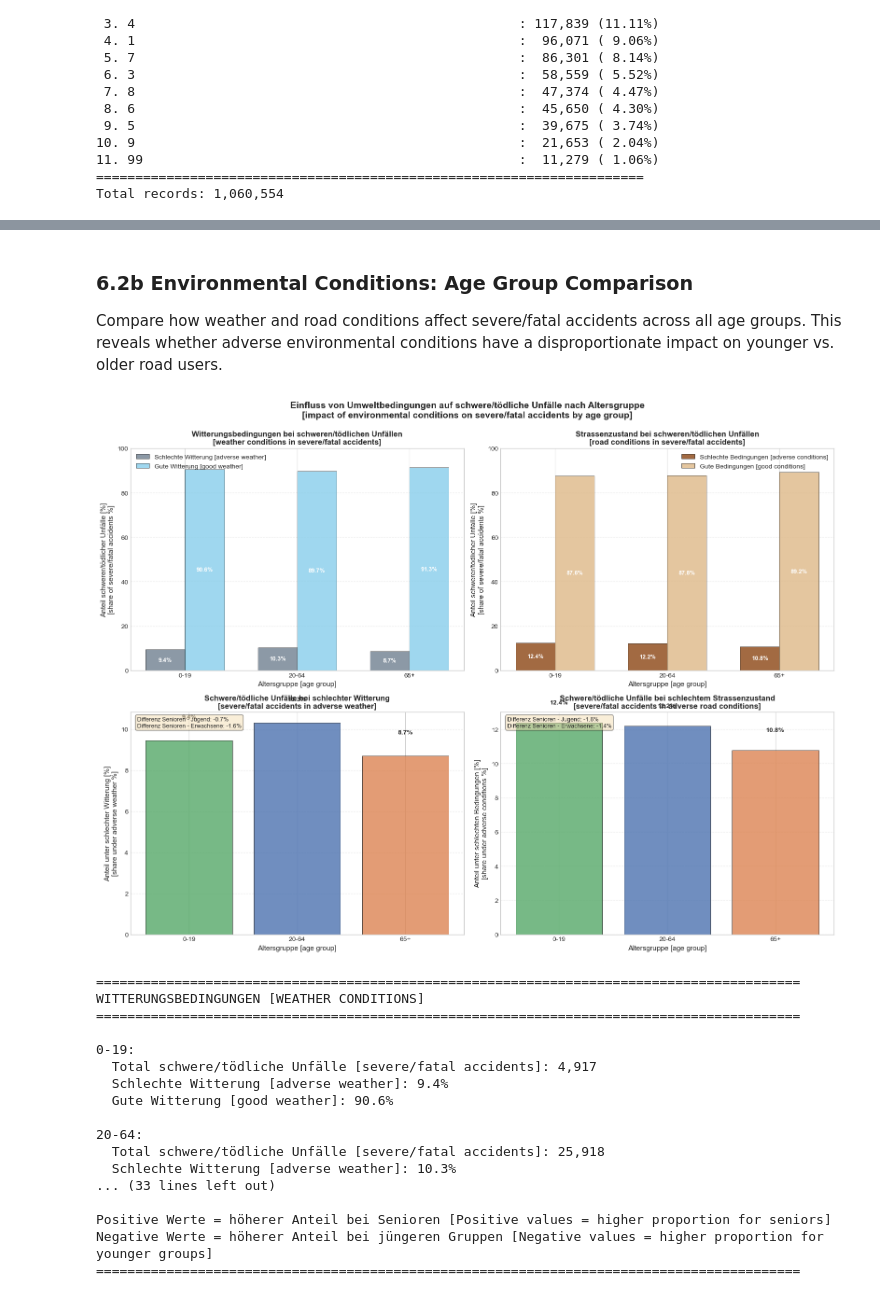
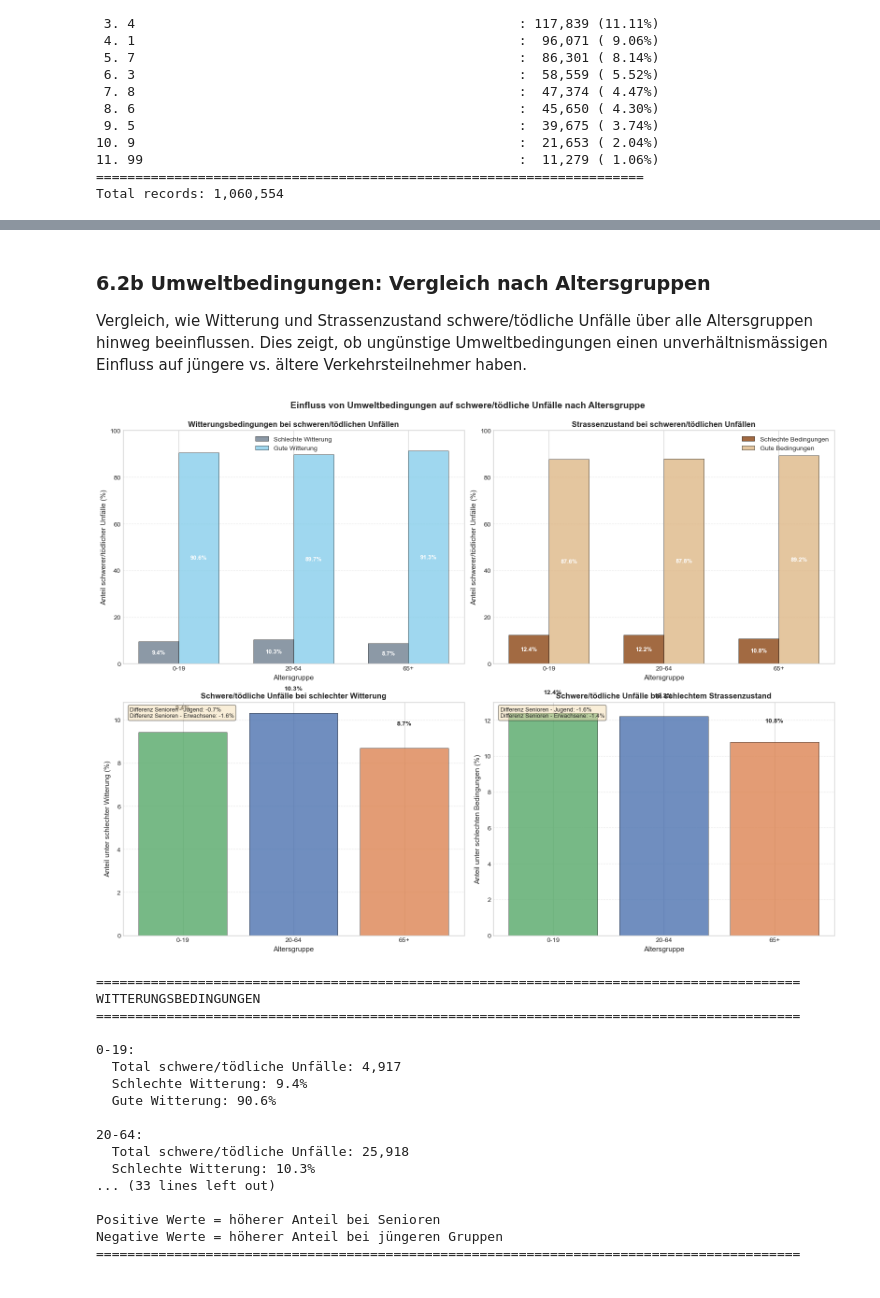
Before and after one commit to alishka-def/road_safety, a Jupyter notebook: senioren_analysis.ipynb, the cells around one changed output, grey strips where cells are left out. Cells and saved outputs as stored; diff of their text form; code cells hidden in the pictures.

```diff
--- a/senioren_analysis.ipynb
+++ b/senioren_analysis.ipynb
@@ -1003,7 +1393,7 @@ Total severe/fatal accidents with seniors 65+: 8,419
 # %% [markdown]
-### 6.2b Environmental Conditions: Age Group Comparison
+### 6.2b Umweltbedingungen: Vergleich nach Altersgruppen
 
-Compare how weather and road conditions affect severe/fatal accidents across all age groups. This reveals whether adverse environmental conditions have a disproportionate impact on younger vs. older road users.
+Vergleich, wie Witterung und Strassenzustand schwere/tödliche Unfälle über alle Altersgruppen hinweg beeinflussen. Dies zeigt, ob ungünstige Umweltbedingungen einen unverhältnismässigen Einfluss auf jüngere vs. ältere Verkehrsteilnehmer haben.
 # %%
 # Filter for severe/fatal accidents across all age groups
 df_env_age_compare = df_filt[
@@ -1056,15 +1446,15 @@ x = np.arange(len(weather_df))
 width = 0.35
 
 bars1 = ax1.bar(x - width/2, weather_df['adverse_pct'], width,
-                label='Schlechte Witterung [adverse weather]',
+                label='Schlechte Witterung',
                 color='#708090', alpha=0.8, **PLOT_STYLE)
 bars2 = ax1.bar(x + width/2, weather_df['good_pct'], width,
-                label='Gute Witterung [good weather]',
+                label='Gute Witterung',
                 color='#87CEEB', alpha=0.8, **PLOT_STYLE)
 
-ax1.set_xlabel("Altersgruppe [age group]", fontsize=11)
-ax1.set_ylabel("Anteil schwerer/tödlicher Unfälle [%]\n[share of severe/fatal accidents %]", fontsize=11)
-ax1.set_title("Witterungsbedingungen bei schweren/tödlichen Unfällen\n[weather conditions in severe/fatal accidents]",
+ax1.set_xlabel("Altersgruppe", fontsize=11)
+ax1.set_ylabel("Anteil schwerer/tödlicher Unfälle (%)", fontsize=11)
+ax1.set_title("Witterungsbedingungen bei schweren/tödlichen Unfällen",
               fontsize=12, fontweight="bold")
 ax1.set_xticks(x)
 ax1.set_xticklabels(weather_df['age_group'])
@@ -1084,15 +1474,15 @@ for bars in [bars1, bars2]:
 # Top right: Road conditions comparison
 ax2 = axes[0, 1]
 bars3 = ax2.bar(x - width/2, road_df['adverse_pct'], width,
-                label='Schlechte Bedingungen [adverse conditions]',
+                label='Schlechte Bedingungen',
                 color='#8B4513', alpha=0.8, **PLOT_STYLE)
 bars4 = ax2.bar(x + width/2, road_df['good_pct'], width,
-                label='Gute Bedingungen [good conditions]',
+                label='Gute Bedingungen',
                 color='#DEB887', alpha=0.8, **PLOT_STYLE)
 
-ax2.set_xlabel("Altersgruppe [age group]", fontsize=11)
-ax2.set_ylabel("Anteil schwerer/tödlicher Unfälle [%]\n[share of severe/fatal accidents %]", fontsize=11)
-ax2.set_title("Strassenzustand bei schweren/tödlichen Unfällen\n[road conditions in severe/fatal accidents]",
+ax2.set_xlabel("Altersgruppe", fontsize=11)
+ax2.set_ylabel("Anteil schwerer/tödlicher Unfälle (%)", fontsize=11)
+ax2.set_title("Strassenzustand bei schweren/tödlichen Unfällen",
               fontsize=12, fontweight="bold")
 ax2.set_xticks(x)
 ax2.set_xticklabels(road_df['age_group'])
@@ -1114,9 +1504,9 @@ bars5 = ax3.bar(x, weather_df['adverse_pct'],
                 color=[COLOR_PALETTE['youth_0_19'], COLOR_PALETTE['adults_20_64'], COLOR_PALETTE['seniors_65plus']],
                 alpha=0.8, **PLOT_STYLE)
 
-ax3.set_xlabel("Altersgruppe [age group]", fontsize=11)
-ax3.set_ylabel("Anteil unter schlechter Witterung [%]\n[share under adverse weather %]", fontsize=11)
-ax3.set_title("Schwere/tödliche Unfälle bei schlechter Witterung\n[severe/fatal accidents in adverse weather]",
+ax3.set_xlabel("Altersgruppe", fontsize=11)
+ax3.set_ylabel("Anteil unter schlechter Witterung (%)", fontsize=11)
+ax3.set_title("Schwere/tödliche Unfälle bei schlechter Witterung",
               fontsize=12, fontweight="bold")
 ax3.set_xticks(x)
 ax3.set_xticklabels(weather_df['age_group'])
@@ -1148,9 +1538,9 @@ bars6 = ax4.bar(x, road_df['adverse_pct'],
                 color=[COLOR_PALETTE['youth_0_19'], COLOR_PALETTE['adults_20_64'], COLOR_PALETTE['seniors_65plus']],
                 alpha=0.8, **PLOT_STYLE)
 
-ax4.set_xlabel("Altersgruppe [age group]", fontsize=11)
-ax4.set_ylabel("Anteil unter schlechten Bedingungen [%]\n[share under adverse conditions %]", fontsize=11)
-ax4.set_title("Schwere/tödliche Unfälle bei schlechtem Strassenzustand\n[severe/fatal accidents in adverse road conditions]",
+ax4.set_xlabel("Altersgruppe", fontsize=11)
+ax4.set_ylabel("Anteil unter schlechten Bedingungen (%)", fontsize=11)
+ax4.set_title("Schwere/tödliche Unfälle bei schlechtem Strassenzustand",
               fontsize=12, fontweight="bold")
 ax4.set_xticks(x)
 ax4.set_xticklabels(road_df['age_group'])
@@ -1169,61 +1559,61 @@ diff_road_adult_senior = road_df.iloc[2]['adverse_pct'] - road_df.iloc[1]['adver
 ax4.text(0.02, 0.98,
          f"Differenz Senioren - Jugend: {diff_road_youth_senior:+.1f}%\n"
          f"Differenz Senioren - Erwachsene: {diff_road_adult_senior:+.1f}%",
          transform=ax4.transAxes, fontsize=9, va='top', ha='left',
          bbox=dict(boxstyle='round', facecolor='wheat', alpha=0.5))
 
-plt.suptitle("Einfluss von Umweltbedingungen auf schwere/tödliche Unfälle nach Altersgruppe\n"
-             "[impact of environmental conditions on severe/fatal accidents by age group]",
+plt.suptitle("Einfluss von Umweltbedingungen auf schwere/tödliche Unfälle nach Altersgruppe",
              fontsize=14, fontweight="bold", y=0.995)
 plt.tight_layout()
+plt.savefig("plots/umweltbedingungen_altersgruppen_vergleich.png", dpi=300, bbox_inches='tight')
 plt.show()
 
 # Print detailed statistics
 print("\n" + "="*90)
-print("WITTERUNGSBEDINGUNGEN [WEATHER CONDITIONS]")
+print("WITTERUNGSBEDINGUNGEN")
 print("="*90)
 for idx, row in weather_df.iterrows():
     print(f"\n{row['age_group']}:")
-    print(f"  Total schwere/tödliche Unfälle [severe/fatal accidents]: {row['total']:,}")
-    print(f"  Schlechte Witterung [adverse weather]: {row['adverse_pct']:.1f}%")
-    print(f"  Gute Witterung [good weather]: {row['good_pct']:.1f}%")
+    print(f"  Total schwere/tödliche Unfälle: {row['total']:,}")
+    print(f"  Schlechte Witterung: {row['adverse_pct']:.1f}%")
+    print(f"  Gute Witterung: {row['good_pct']:.1f}%")
 
 print("\n" + "="*90)
-print("STRASSENZUSTAND [ROAD CONDITIONS]")
+print("STRASSENZUSTAND")
 print("="*90)
 for idx, row in road_df.iterrows():
     print(f"\n{row['age_group']}:")
-    print(f"  Total schwere/tödliche Unfälle [severe/fatal accidents]: {row['total']:,}")
-    print(f"  Schlechte Bedingungen [adverse conditions]: {row['adverse_pct']:.1f}%")
-    print(f"  Gute Bedingungen [good conditions]: {row['good_pct']:.1f}%")
+    print(f"  Total schwere/tödliche Unfälle: {row['total']:,}")
+    print(f"  Schlechte Bedingungen: {row['adverse_pct']:.1f}%")
+    print(f"  Gute Bedingungen: {row['good_pct']:.1f}%")
 
 print("\n" + "="*90)
 print("INTERPRETATION")
 print("="*90)
 print(f"Witterung - Senioren vs. Jugend: {diff_youth_senior:+.1f} Prozentpunkte")
 print(f"Witterung - Senioren vs. Erwachsene: {diff_adult_senior:+.1f} Prozentpunkte")
 print(f"Strassenzustand - Senioren vs. Jugend: {diff_road_youth_senior:+.1f} Prozentpunkte")
 print(f"Strassenzustand - Senioren vs. Erwachsene: {diff_road_adult_senior:+.1f} Prozentpunkte")
-print("\nPositive Werte = höherer Anteil bei Senioren [Positive values = higher proportion for seniors]")
-print("Negative Werte = höherer Anteil bei jüngeren Gruppen [Negative values = higher proportion for younger groups]")
+print("\nPositive Werte = höherer Anteil bei Senioren")
+print("Negative Werte = höherer Anteil bei jüngeren Gruppen")
 print("="*90)
 # %% [output]
-[figure, old version]
+[figure, new version]
 ==========================================================================================
-WITTERUNGSBEDINGUNGEN [WEATHER CONDITIONS]
+WITTERUNGSBEDINGUNGEN
 ==========================================================================================
 
 0-19:
-  Total schwere/tödliche Unfälle [severe/fatal accidents]: 4,917
-  Schlechte Witterung [adverse weather]: 9.4%
-  Gute Witterung [good weather]: 90.6%
+  Total schwere/tödliche Unfälle: 4,917
+  Schlechte Witterung: 9.4%
+  Gute Witterung: 90.6%
 
 20-64:
-  Total schwere/tödliche Unfälle [severe/fatal accidents]: 25,918
-  Schlechte Witterung [adverse weather]: 10.3%
+  Total schwere/tödliche Unfälle: 25,918
+  Schlechte Witterung: 10.3%
 ... (33 lines left out)
 
-Positive Werte = höherer Anteil bei Senioren [Positive values = higher proportion for seniors]
-Negative Werte = höherer Anteil bei jüngeren Gruppen [Negative values = higher proportion for younger groups]
+Positive Werte = höherer Anteil bei Senioren
+Negative Werte = höherer Anteil bei jüngeren Gruppen
 ==========================================================================================
 # %% [markdown]
```
Also changed, not shown: parts of 41 cells of this notebook, 15 other files.
